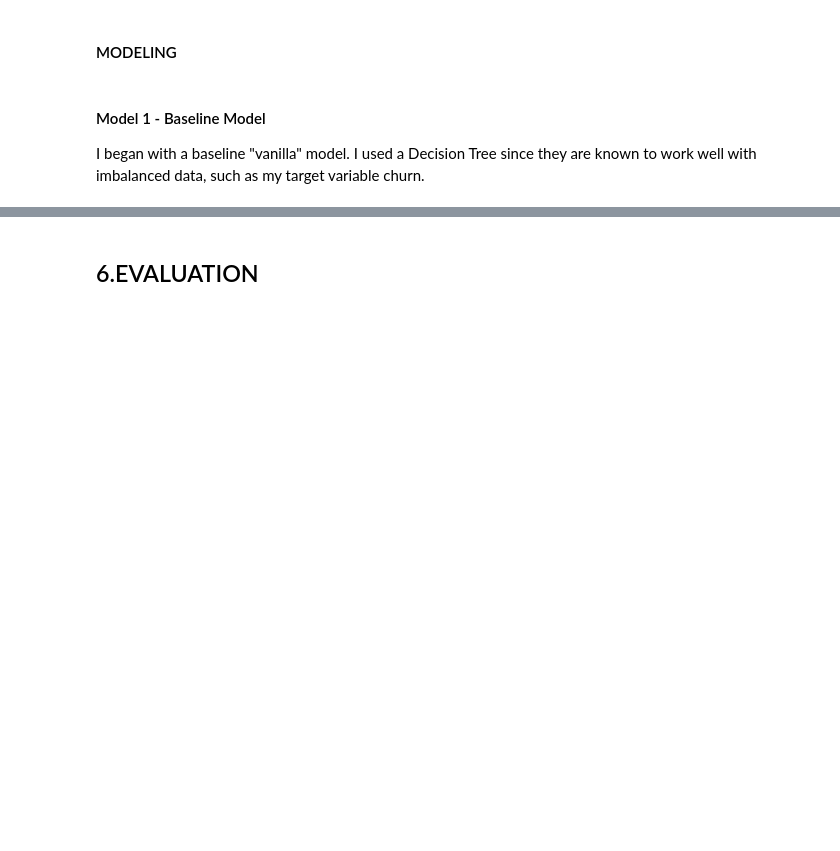
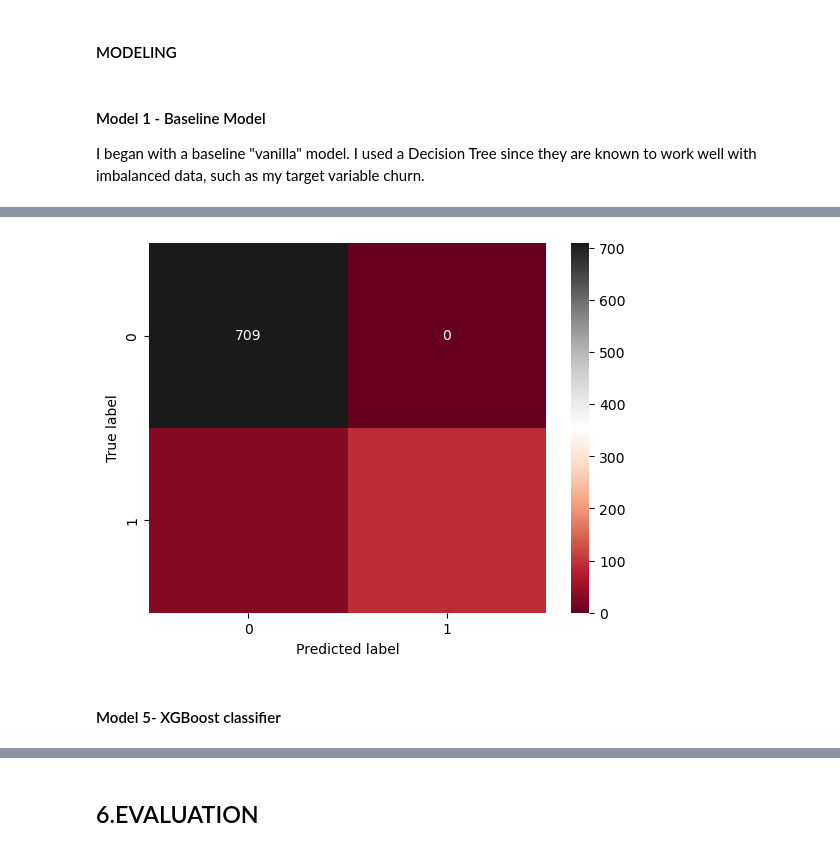
Before and after one commit to Gitahim/Syria_Tel_customer_churn_project, a Jupyter notebook: student.ipynb, the cells around one changed output, grey strips where cells are left out. Cells and saved outputs as stored; diff of their text form; code cells hidden in the pictures; blank space fills up the shorter version.

```diff
--- a/student.ipynb
+++ b/student.ipynb
@@ -809,0 +939,7 @@ variable churn.
+# %%
+y_pred = random_forest.predict(X_test_scaled)
+
+# confusion matrix and classification report
+print(confusion_matrix(y_test, y_pred))
+print(classification_report(y_test, y_pred))
+print('Recall score: ',recall_score(y_test, y_pred))
@@ -809,0 +959,7 @@ variable churn.
+# %%
+# visualizing confusion matrix
+plot_confusion_matrix(y_test, y_pred,[0,1])
+# %% [output]
+[figure, added]
+# %% [markdown]
+#### Model 5- XGBoost classifier
```
Also changed, not shown: parts of 26 cells of this notebook.
